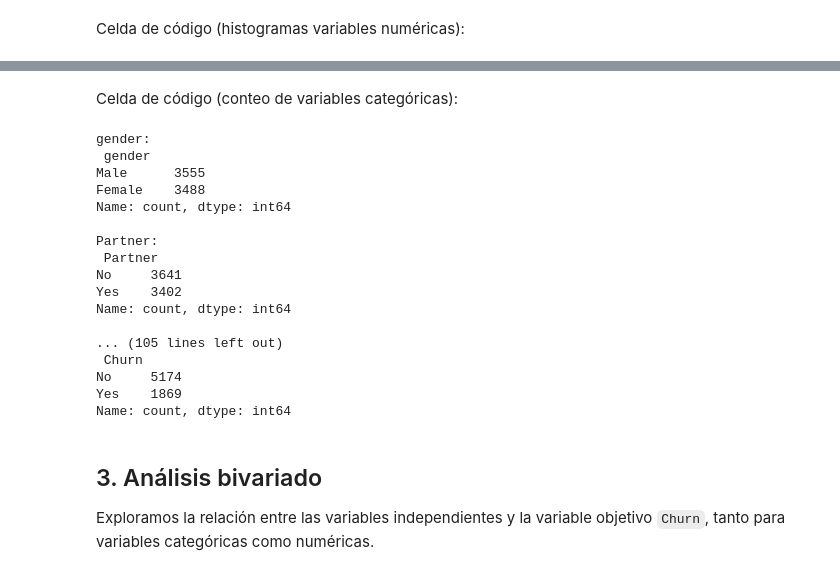
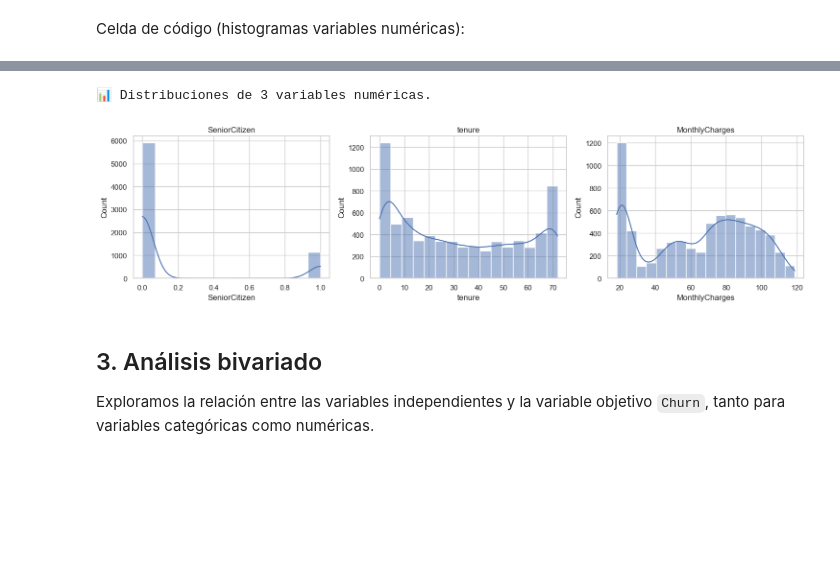
Before and after one commit to GuilledGeo/churn-prediction, a Jupyter notebook: notebooks/eda.ipynb, the cells around one changed output, grey strips where cells are left out. Drawn from its saved outputs; the diff is of its cells as text; code cells hidden in the pictures; blank space fills up the shorter version.

```diff
--- a/notebooks/eda.ipynb
+++ b/notebooks/eda.ipynb
@@ -76,27 +158,39 @@ mostrar_distribuciones_numericas(df)
-# %% [markdown]
-Celda de código (conteo de variables categóricas):
-# %%
-categoricas = df.select_dtypes(include='object').drop(columns=["customerID"]).columns
-for col in categoricas:
-    print(f"\n{col}:\n", df[col].value_counts())
-# %% [output]
-gender:
- gender
-Male      3555
-Female    3488
-Name: count, dtype: int64
-
-Partner:
- Partner
-No     3641
-Yes    3402
-Name: count, dtype: int64
-
-... (105 lines left out)
- Churn
-No     5174
-Yes    1869
-Name: count, dtype: int64
+# %%
+import matplotlib.pyplot as plt
+import seaborn as sns
+
+# Columnas a excluir
+exclude_cols = ["customerID"]
+
+# Seleccionar columnas numéricas
+num_cols = df.select_dtypes(include=["int64", "float64"]).columns.drop(exclude_cols, errors="ignore")
+
+# Validación
+if len(num_cols) == 0:
+    print("⚠️ No se encontraron variables numéricas para graficar.")
+else:
+    print(f"📊 Distribuciones de {len(num_cols)} variables numéricas.")
+
+    # Definir grid
+    n_cols = 3
+    n_rows = (len(num_cols) + n_cols - 1) // n_cols
+    fig, axes = plt.subplots(n_rows, n_cols, figsize=(n_cols * 5, n_rows * 4))
+    axes = axes.flatten()
+
+    # Graficar cada variable
+    for i, col in enumerate(num_cols):
+        sns.histplot(data=df, x=col, kde=True, ax=axes[i])
+        axes[i].set_title(col)
+
+    # Eliminar ejes vacíos si los hay
+    for j in range(i + 1, len(axes)):
+        fig.delaxes(axes[j])
+
+    plt.tight_layout()
+    plt.show()
+# %% [output]
+📊 Distribuciones de 3 variables numéricas.
+[figure, added]
 # %% [markdown]
 ## 3. Análisis bivariado
 
```
Also changed, not shown: parts of 16 cells of this notebook.
